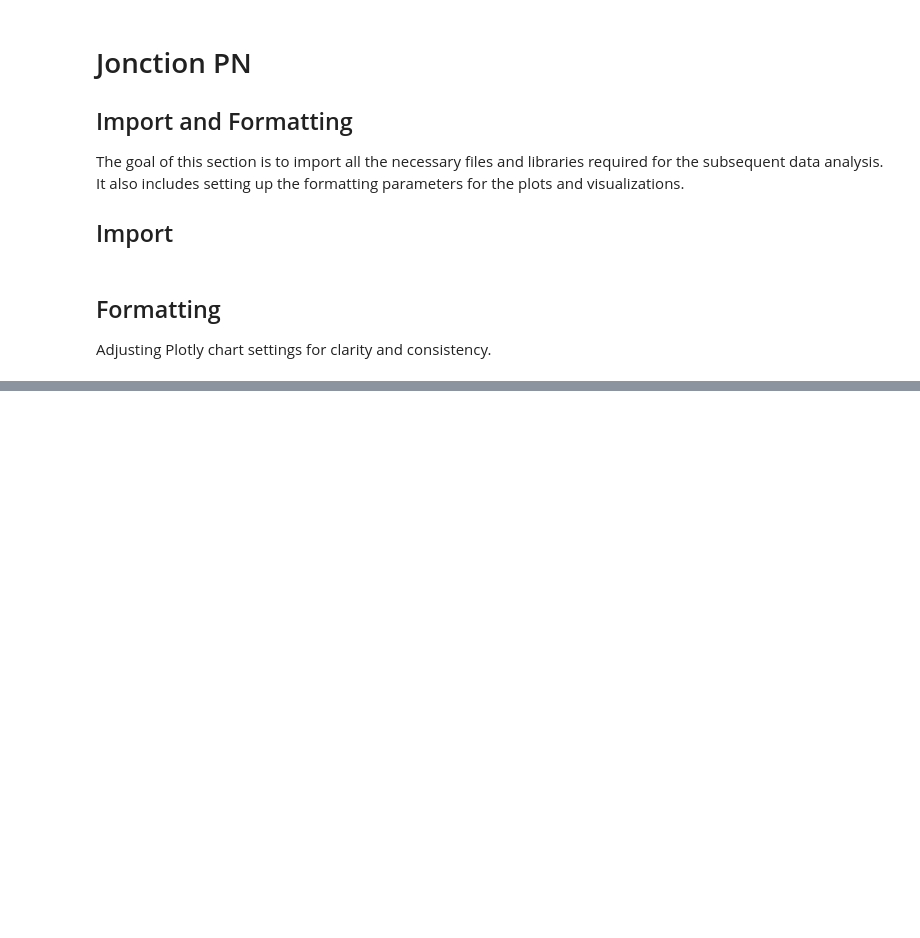
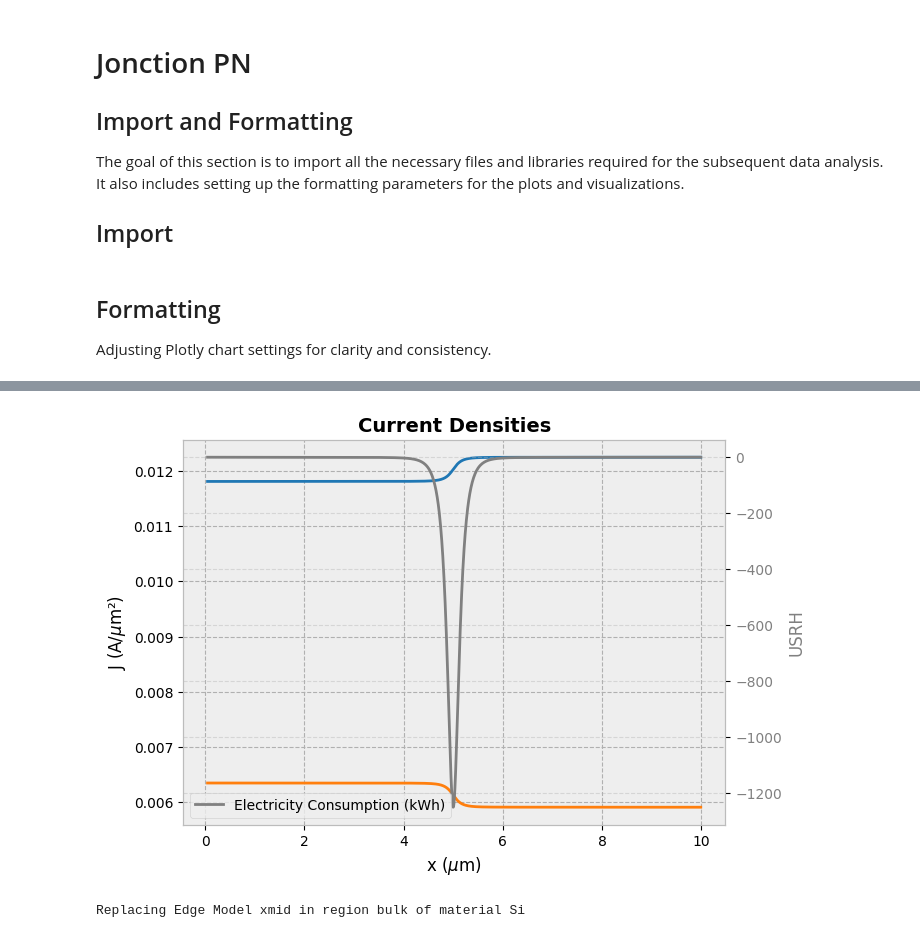
Before and after one commit to choucadieux/electronique_book, a Jupyter notebook: Logicol/Jonction_PN.ipynb, the cells around one changed output, grey strips where cells are left out. Saved outputs shown, nothing was run; the diff lists cells and outputs as text; code cells hidden in the pictures; blank space fills up the shorter version.

```diff
--- a/Logicol/Jonction_PN.ipynb
+++ b/Logicol/Jonction_PN.ipynb
@@ -260,0 +873,44 @@ error: Convergence failure!
+# %%
+# ============================================================
+# Current Density Plots
+# ============================================================
+
+efields = ("ElectronCurrent", "HoleCurrent")
+
+fig, ax1 = plt.subplots(figsize=(7,5))
+
+for field in efields:
+    y = get_edge_model_values(device=device, region=region, name=field)
+    ax1.plot(np.array(xmid)*1e6, y, label=field)
+ax1.set_xlabel("x ($\mu$m)")
+ax1.set_ylabel("J (A/$\mu$m²)")
+
+ax2 = ax1.twinx()
+ax2.plot(np.array(xmid)*1e6, get_edge_model_values(device=device, region=region, name="USRH_edge"), 'grey', label='Electricity Consumption (kWh)')
+ax2.set_ylabel('USRH', color='grey')
+ax2.tick_params(axis='y', labelcolor='grey')
+
+plt.title("Current Densities", fontsize=14, weight="bold")
+
+plt.legend()
+plt.grid(True, alpha=0.4)
+plt.show()
+# %% [output]
+[figure, added]
+# %%
+# Coordonnées des edges (moyenne entre n0 et n1)
+devsim.edge_average_model(
+    device=device,
+    region=region,
+    node_model="x",
+    edge_model="xmid"
+)
+xmid = devsim.get_edge_model_values(device=device, region=region, name="xmid")
+
+# Potentiel aux noeuds
+V = devsim.get_node_model_values(device=device, region=region, name="Potential")
+
+# Champ électrique sur les edges
+E = devsim.get_edge_model_values(device=device, region=region, name="ElectricField")
+# %% [output]
+Replacing Edge Model xmid in region bulk of material Si
```
Also changed, not shown: parts of 44 cells of this notebook, 6 other files.
